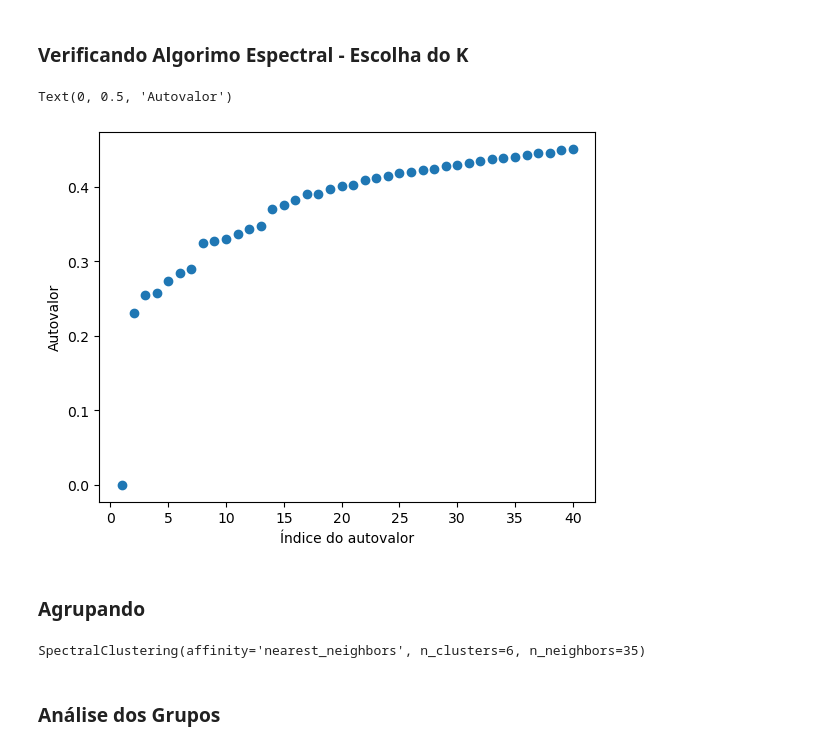
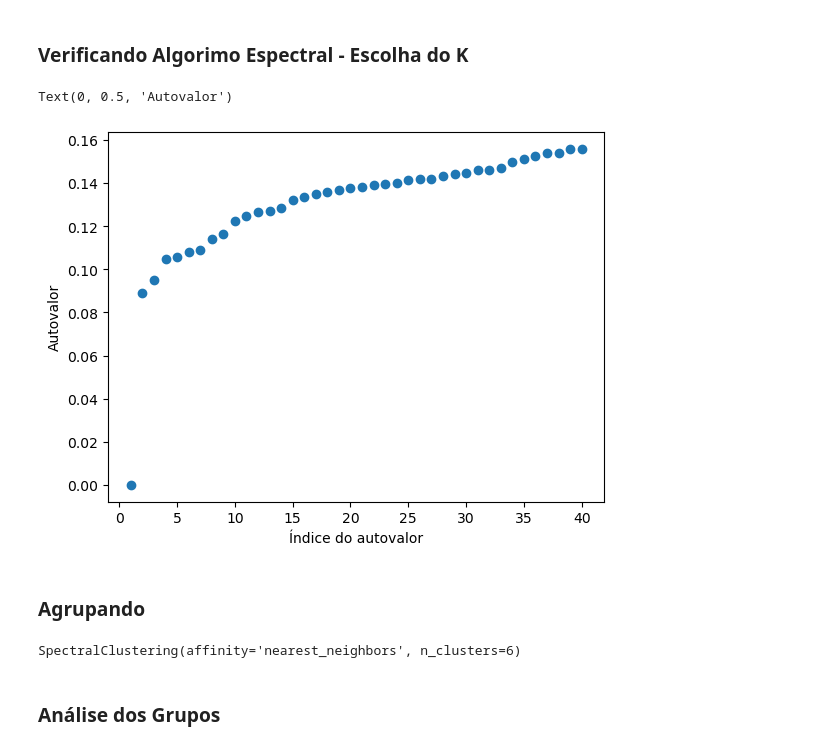
Before and after one commit to MiguelPim01/T1-Ciencia-de-Dados, a Jupyter notebook: main.ipynb, the cells around one changed output. Cells and saved outputs as stored; diff of their text form; code cells hidden in the pictures.

```diff
--- a/main.ipynb
+++ b/main.ipynb
@@ -221,7 +224,7 @@ inertia = []
 max_groups = 100
 for i in range(1, max_groups):
   km = KMeans(n_clusters = i)
-  km.fit(X)
+  km.fit(X_REDUCED)
   inertia.append(km.inertia_)
 
 plt.scatter(range(1, max_groups), inertia)
@@ -234,5 +237,5 @@ _ = plt.xlabel(r"$k$")
 # %%
-X_DENSE = X.todense()
+X_DENSE = X_REDUCED
 
 range_n_clusters = [9, 10, 12, 23, 40]
 
@@ -491,6 +502,6 @@ filmes_espec_df
 # %%
 # Amostra aleatória
-filmes_espec_df = filmes_espec_df.sample(n=10000)
+filmes_espec_df = filmes_espec_df.sample(n=20000)
 filmes_espec_df
 # %% [output]
 |  | genres | sinopse | genres_list |
@@ -549,36 +560,38 @@ Text(0, 0.5, '$f(k)$ - Fração cumulativa da variância explicada')
+# %%
+X_REDUCED = svd.transform(X)
 # %% [markdown]
 ### Verificando Algorimo Espectral - Escolha do K
 # %%
 from sklearn.neighbors import kneighbors_graph
 from scipy.sparse import csgraph
 from numpy import linalg as LA
 
 # 1 Construindo a matriz de adjacências do grafo de vizinhos mais próximos.
-G = kneighbors_graph(X, n_neighbors = 35, include_self = True)
+G = kneighbors_graph(X_REDUCED, n_neighbors = 10, include_self = True)
 A = 0.5 * (G + G.T)
 
 # 2 Construindo a Laplaciana Normalizada
 L = csgraph.laplacian(A, normed = True).todense()
 
 # 3 Obtendo os autovalores da Laplaciana Normalizada
 # Valores já estão ordenados em ordem crescente.
 values, _ = LA.eigh(L)
 
 # 4 Plotando os valores dos 'gaps' e escolhendo um k adequado.
 plt.scatter([i for i in range(1, 41)], values[:40])
 plt.xlabel('Índice do autovalor')
 plt.ylabel('Autovalor')
 # %% [output]
 Text(0, 0.5, 'Autovalor')
-[figure, old version]
+[figure, new version]
 # %% [markdown]
 ### Agrupando
 # %%
 k_group = 6
-m = SpectralClustering(n_clusters = k_group, affinity = 'nearest_neighbors', n_neighbors = 35)
-m.fit(X)
+m = SpectralClustering(n_clusters = k_group, affinity = 'nearest_neighbors', n_neighbors = 10)
+m.fit(X_REDUCED)
 # %% [output]
-SpectralClustering(affinity='nearest_neighbors', n_clusters=6, n_neighbors=35)
+SpectralClustering(affinity='nearest_neighbors', n_clusters=6)
 # %% [markdown]
 ### Análise dos Grupos
 # %% [markdown]
```
Also changed, not shown: parts of 25 cells of this notebook.
